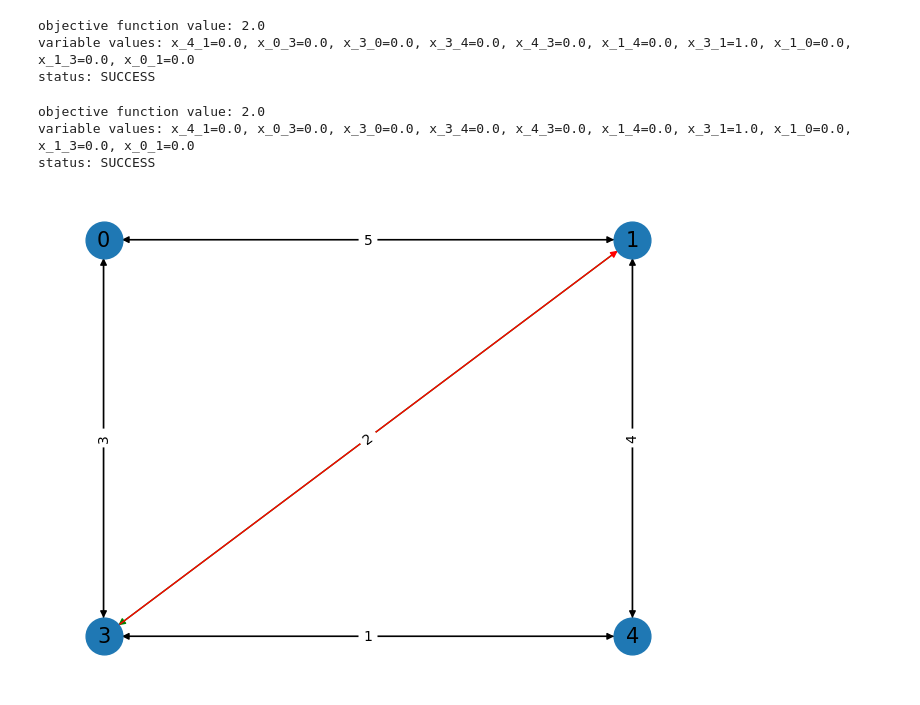
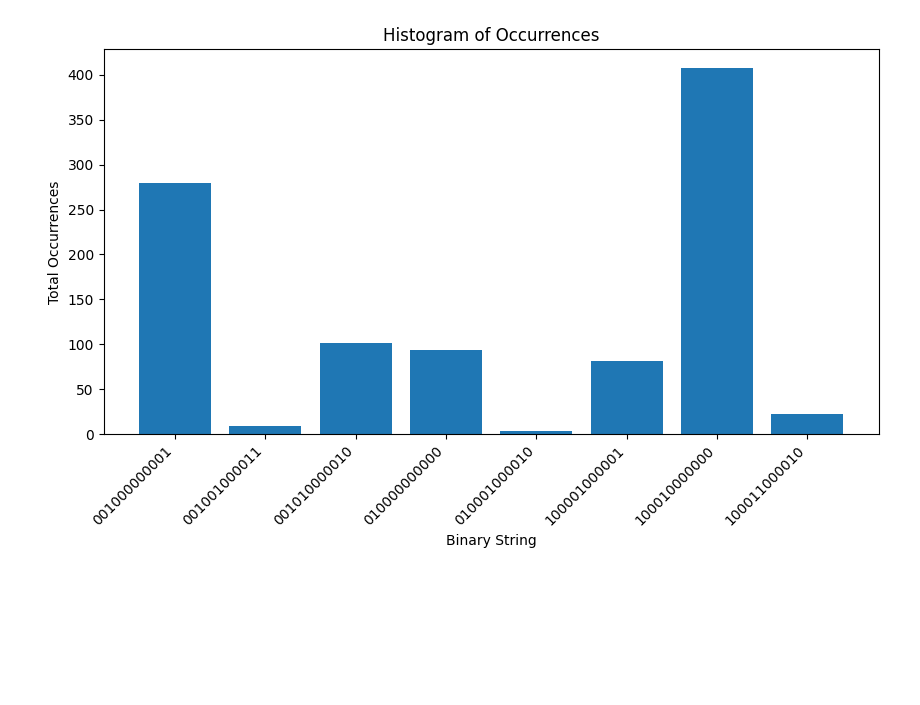
Before and after one commit to JustTrott/Baseera, a Jupyter notebook: QoolPathFinderDWave.ipynb, the cells around one changed output. Drawn from its saved outputs; the diff is of its cells as text; code cells hidden in the pictures; blank space fills up the shorter version.

```diff
--- a/QoolPathFinderDWave.ipynb
+++ b/QoolPathFinderDWave.ipynb
@@ -99,9 +118,5 @@ def sp_solution(num_reads, G: nx.DiGraph, start: int, end: int):
 
     sampleset = anneal(bqm, num_reads)
 
-    solution = (None, None)
-    for sol in sampleset.data(fields=["sample", "energy"]):
-        solution = sol
-        break
     # Do not modify anything below this line
-    return solution, bqm
+    return sampleset, bqm
@@ -195,34 +123,27 @@ exact = MinimumEigenOptimizer(exact_mes)  # using the exact classical numpy mini
-# %%
-exact_result = exact.solve(qp)
-print(exact_result.prettyprint())
-# %% [output]
-objective function value: 2.0
-variable values: x_4_1=0.0, x_0_3=0.0, x_3_0=0.0, x_3_4=0.0, x_4_3=0.0, x_1_4=0.0, x_3_1=1.0, x_1_0=0.0, x_1_3=0.0, x_0_1=0.0
-status: SUCCESS
-# %%
-qaoa_result = qaoa.solve(qp)
-print(qaoa_result.prettyprint())
-# %% [output]
-objective function value: 2.0
-variable values: x_4_1=0.0, x_0_3=0.0, x_3_0=0.0, x_3_4=0.0, x_4_3=0.0, x_1_4=0.0, x_3_1=1.0, x_1_0=0.0, x_1_3=0.0, x_0_1=0.0
-status: SUCCESS
-# %%
-ans[0]
-edge_colors = []
-for u, v in G.edges():
-    if qaoa_result.variables_dict[f'x_{u}_{v}'] == 1 and qaoa_result.variables_dict[f'x_{v}_{u}'] == 1:
-        edge_colors.append('blue')
-    elif qaoa_result.variables_dict[f'x_{u}_{v}'] == 1:
-        edge_colors.append('red')
-    elif qaoa_result.variables_dict[f'x_{v}_{u}'] == 1:
-        edge_colors.append('green')
-    else:
-        edge_colors.append('black')
-    # print(u, v, ans[0][f'x_{u}_{v}'])
-pos = nx.get_node_attributes(G, 'pos')  # positions for all nodes
-nx.draw(G, pos, with_labels=True, edge_color=edge_colors, node_size=700, font_size=15)
-labels = nx.get_edge_attributes(G, 'weight')
-nx.draw_networkx_edge_labels(G, pos, edge_labels=labels)
-plt.show()
-# %% [output]
-[figure, removed]
+# %%
+sampleset, bqm = sp_solution(1000, G, 0, 2)
+ans = None
+
+data = {}
+
+sampleset = sampleset.aggregate()
+for datum in sampleset.data(['sample', 'energy', 'num_occurrences']):
+    binary_string = ''.join(str(datum.sample[key]) for key in datum.sample.keys())
+    energy = datum.energy
+    occurrences = datum.num_occurrences
+    data[binary_string] = occurrences
+
+ans = list(data.keys())[0]
+
+sorted_data = dict(sorted(data.items(), key=lambda item: item[0]))
+data = sorted_data
+
+plt.figure(figsize=(10, 5))
+plt.bar(list(data.keys()), list(data.values()))
+plt.xlabel('Binary String')
+plt.ylabel('Total Occurrences')
+plt.title('Histogram of Occurrences')
+plt.xticks(list(data.keys()), rotation=45, ha='right')
+plt.show()
+# %% [output]
+[figure, added]
```
Also changed, not shown: parts of 8 cells of this notebook.
